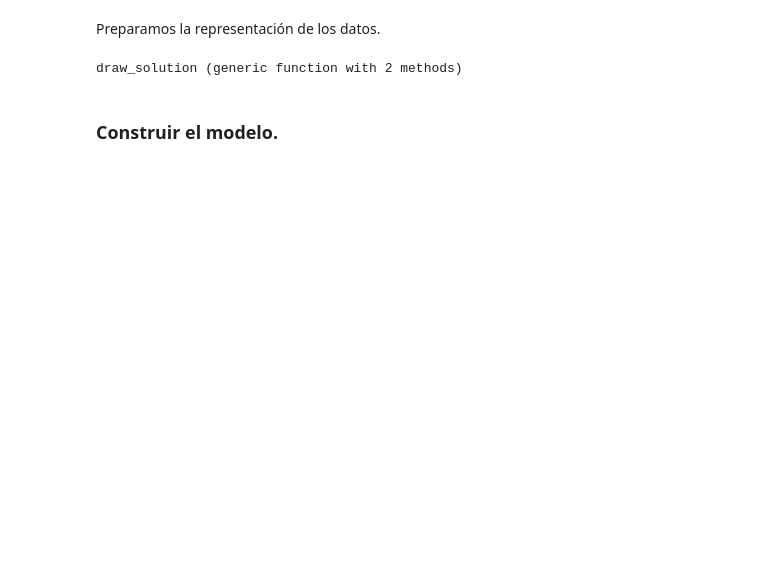
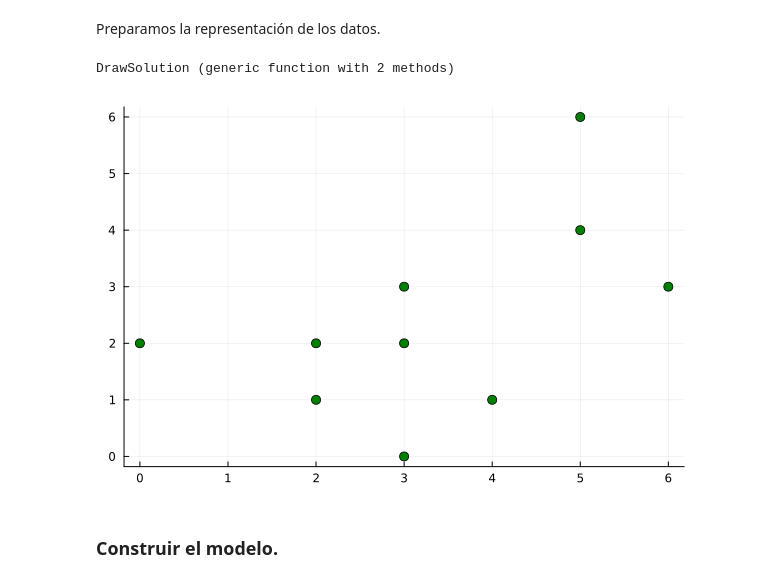
Before and after one commit to Saul-Sosa-Diaz/Ingenieria-Logistica, a Jupyter notebook: Uncapacitated_multiple_allocation_HLP.ipynb, the cells around one changed output. Cells and saved outputs as stored; diff of their text form; code cells hidden in the pictures; blank space fills up the shorter version.

```diff
--- a/Uncapacitated_multiple_allocation_HLP.ipynb
+++ b/Uncapacitated_multiple_allocation_HLP.ipynb
@@ -100,37 +118,40 @@ end
 # %% [markdown]
 Preparamos la representación de los datos.
 # %%
-function draw_solution(y, X, N, node_coordinates, scale_size = 1.0)
+function DrawInstance(N, node_coordinates, scale_size = 1.0)
+    X = [node_coordinates[n][1] for n in N]
+    Y = [node_coordinates[n][2] for n in N]
+    p = scatter( # Plot the clients
+        X,
+        Y;
+        label = nothing,
+        markershape = :circle,
+        markercolor = :green,
+        markersize = scale_size * 5
+    )
+    display(p)
+end
+
+
+
+function DrawSolution(y, X, N, node_coordinates, scale_size = 1.0)
     # Extraer las coordenadas X e Y de los nodos
     Xn = [node_coordinates[n][1] for n in N]
     Yn = [node_coordinates[n][2] for n in N]
-
+    println(y)
     # Inicializar el gráfico
     p = plot()
 
     # Dibujar nodos
-    scatter!(
-        p,
-        Xn,
-        Yn;
-        label = "Nodes",
-        markershape = :circle,
-        markercolor = :green,
-        markersize = scale_size * 5
-    )
+    scatter!(p, Xn, Yn; label="Nodes", markershape=:circle, markercolor=:green, markersize=scale_size * 5)
 
     # Dibujar conexiones entre nodos y hubs
+    # Revisa esta lógica según tus requerimientos
     for i in N
         for k in N
             if i != k && any(value(X[i,j,k,m]) > 0.5 for j in N, m in N)
-                plot!(
-                    p,
-                    [node_coordinates[i][1], node_coordinates[k][1]],
-                    [node_coordinates[i][2], node_coordinates[k][2]];
-                    color = :blue,
-                    label = "",  # Sin etiqueta para conexiones individuales
-                    linewidth = 2
-                )
+                plot!(p, [node_coordinates[i][1], node_coordinates[k][1]], [node_coordinates[i][2], node_coordinates[k][2]];
+                      color=:blue, label="", linewidth=2)
             end
         end
     end
@@ -140,16 +161,7 @@ function draw_solution(y, X, N, node_coordinates, scale_size = 1.0)
     for k in N
         if value(y[k]) > 0.5  # Verificar si el hub está abierto
             push!(hubs, k)
-            scatter!(
-                p,
-                [node_coordinates[k][1] + scale_size * 0.1], # Ajustar ligeramente la posición del hub
-                [node_coordinates[k][2] + scale_size * 0.1];
-                label = "Hub $k",
-                markershape = :star5,
-                markercolor = :yellow,
-                markersize = scale_size * 10,
-                markerstrokewidth = 2
-            )
+            scatter!(p, [node_coordinates[k][1]], [node_coordinates[k][2]]; label="Hub $k", markershape=:star5, markercolor=:yellow, markersize=scale_size * 10, markerstrokewidth=2)
         end
     end
 
@@ -157,20 +169,13 @@ function draw_solution(y, X, N, node_coordinates, scale_size = 1.0)
     for i in hubs
         for j in hubs
             if i != j && any(value(X[i,j,k,m]) > 0.5 for k in N, m in N)
-                plot!(
-                    p,
-                    [node_coordinates[i][1], node_coordinates[j][1]],
-                    [node_coordinates[i][2], node_coordinates[j][2]];
-                    color = :red,
-                    label = "",  # Sin etiqueta para conexiones individuales
-                    linestyle = :dash,
-                    linewidth = 2
-                )
+                plot!(p, [node_coordinates[i][1], node_coordinates[j][1]], [node_coordinates[i][2], node_coordinates[j][2]];
+                      color=:red, label="", linewidth=2)
             end
         end
     end
 
-    # Ajustar los límites del gráfico para asegurar que todos los nodos sean visibles
+    # Ajustar los límites del gráfico
     xmin, xmax = extrema(Xn)
     ymin, ymax = extrema(Yn)
     xlims!(p, xmin - 1, xmax + 1)
@@ -179,7 +184,11 @@ function draw_solution(y, X, N, node_coordinates, scale_size = 1.0)
     display(p)
 end
 # %% [output]
-draw_solution (generic function with 2 methods)
+DrawSolution (generic function with 2 methods)
+# %%
+DrawInstance(V, coordinates_nodes)
+# %% [output]
+[figure, added]
 # %% [markdown]
 ### Construir el modelo.
 # %%
```
Also changed, not shown: parts of 5 cells of this notebook.
